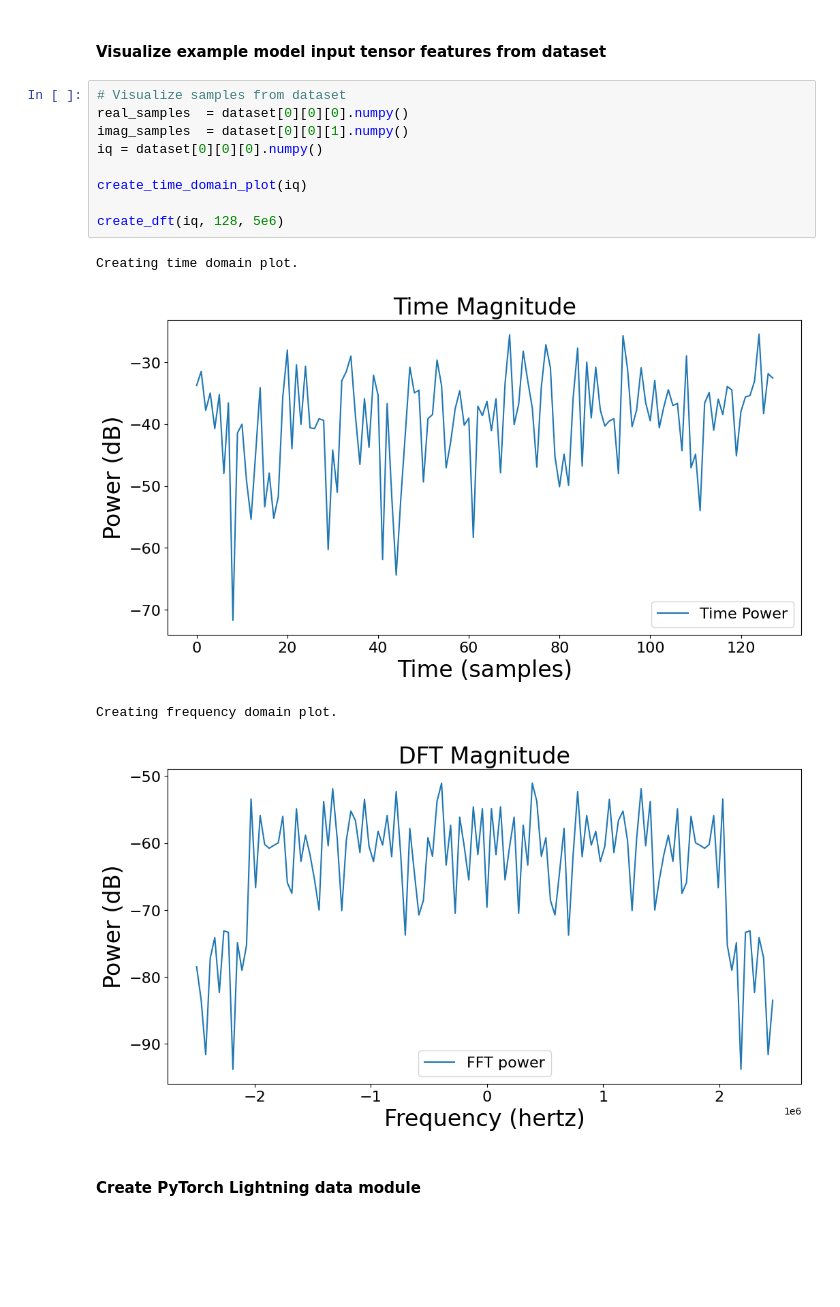
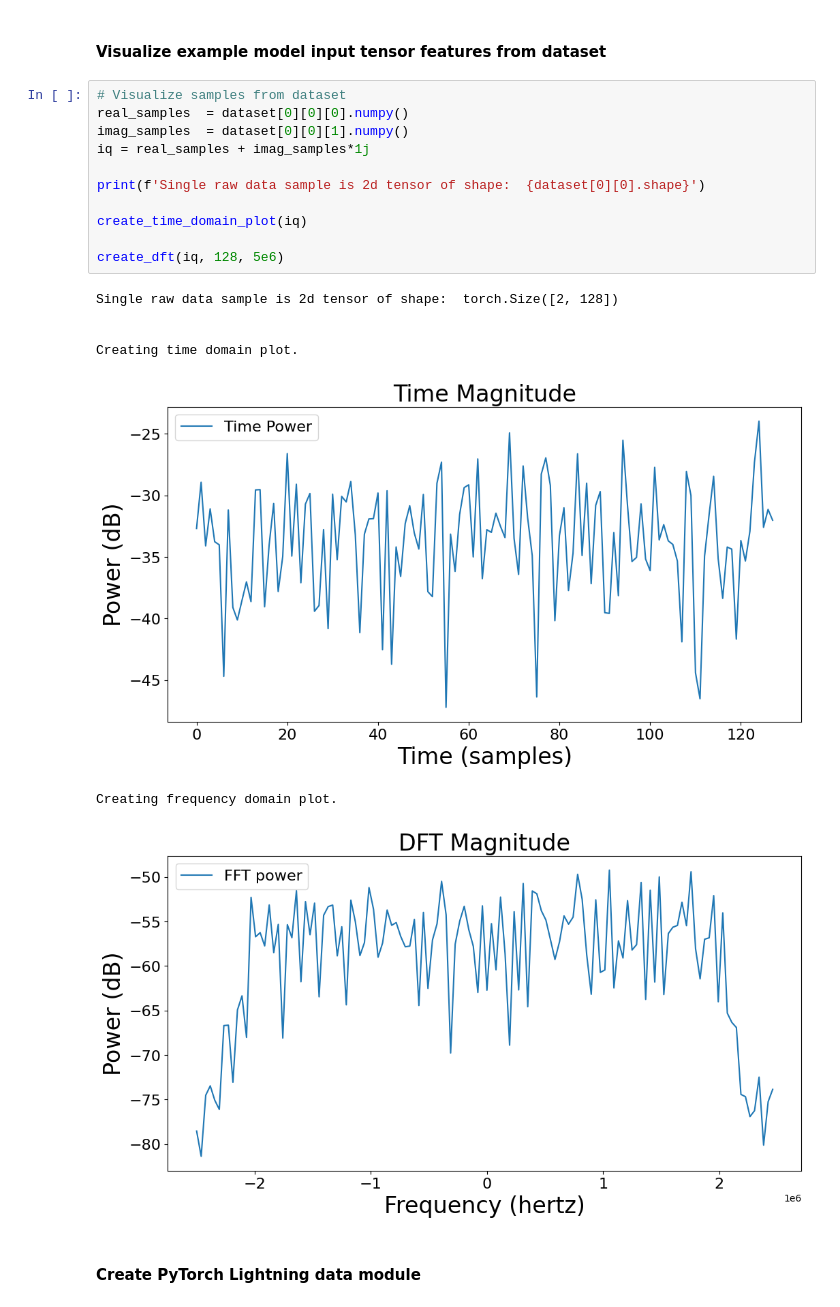
Before and after one commit to gzdor/Radio_Frequency_Fingerprinting_802.11, a Jupyter notebook: src/tools/ml_train/model_trainer.ipynb, the cells around one changed output. Cells and saved outputs as stored; diff of their text form; blank space fills up the shorter version.

```diff
--- a/src/tools/ml_train/model_trainer.ipynb
+++ b/src/tools/ml_train/model_trainer.ipynb
@@ -75,17 +75,22 @@ dataset = SigMFDataset("training", memmapper, transform = IQDataAugmenter())
 # %%
 # Visualize samples from dataset
 real_samples  = dataset[0][0][0].numpy()
 imag_samples  = dataset[0][0][1].numpy()
-iq = dataset[0][0][0].numpy()
+iq = real_samples + imag_samples*1j
+
+print(f'Single raw data sample is 2d tensor of shape:  {dataset[0][0].shape}')
 
 create_time_domain_plot(iq)
 
 create_dft(iq, 128, 5e6)
 # %% [output]
+Single raw data sample is 2d tensor of shape:  torch.Size([2, 128])
+
+
 Creating time domain plot.
-[figure, old version]
+[figure, new version]
 Creating frequency domain plot.
-[figure, old version]
+[figure, new version]
 # %% [markdown]
 #### Create PyTorch Lightning data module
 # %%
```
Also changed, not shown: parts of 13 cells of this notebook, 1 other file.
